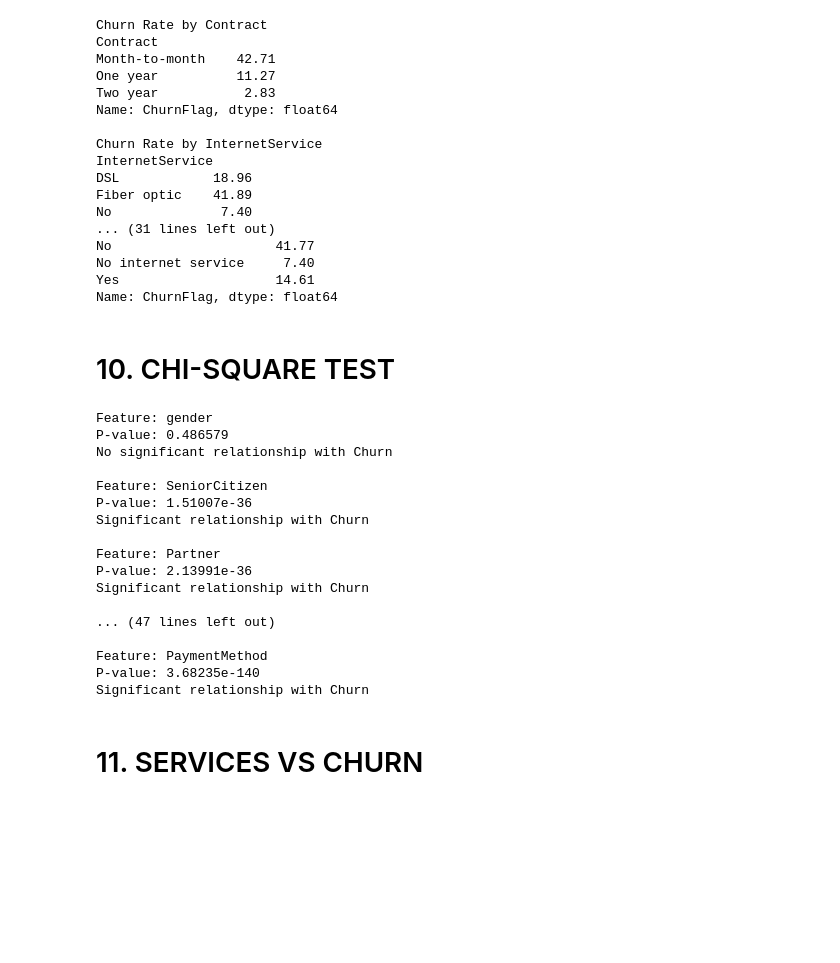
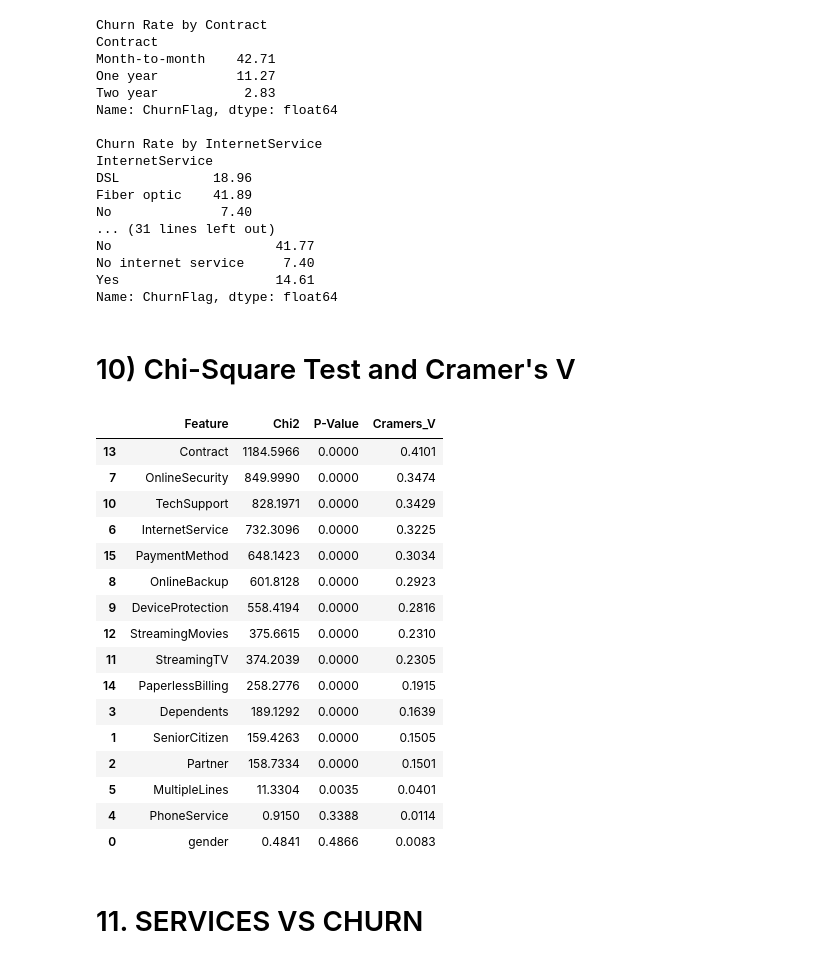
Before and after one commit to ABHINDEV01/ChurnShield-AI, a Jupyter notebook: note book/EDA.ipynb, the cells around one changed output. Saved outputs shown, nothing was run; the diff lists cells and outputs as text; code cells hidden in the pictures; blank space fills up the shorter version.

```diff
--- a/note book/EDA.ipynb
+++ b/note book/EDA.ipynb
@@ -385,40 +453,44 @@ No internet service     7.40
 Yes                    14.61
 Name: ChurnFlag, dtype: float64
 # %% [markdown]
-# 10. CHI-SQUARE TEST
+# 10) Chi-Square Test and Cramer's V
-# %%
-from scipy.stats import chi2_contingency
-for col in cat_cols:
-
-    table = pd.crosstab(df[col], df["Churn"])
-
-    chi2, p_value, dof, expected = chi2_contingency(table)
-
-    print("\nFeature:", col)
-    print("P-value:", f"{p_value:.6g}")
-
-    if p_value < 0.05:
-        print("Significant relationship with Churn")
-    else:
-        print("No significant relationship with Churn")
-# %% [output]
-Feature: gender
-P-value: 0.486579
-No significant relationship with Churn
-
-Feature: SeniorCitizen
-P-value: 1.51007e-36
-Significant relationship with Churn
-
-Feature: Partner
-P-value: 2.13991e-36
-Significant relationship with Churn
-
-... (47 lines left out)
-
-Feature: PaymentMethod
-P-value: 3.68235e-140
-Significant relationship with Churn
+# %%
+# Chi-Square Test and Cramer's V
+
+chi_results = []
+for col in cat_cols:
+
+    table = pd.crosstab(df[col], df["Churn"])
+    chi2, p_value, dof, expected = chi2_contingency(table)
+    n = table.to_numpy().sum()
+    r, k = table.shape
+
+    cramers_v = np.sqrt(chi2 / (n * min(r - 1, k - 1)))
+    chi_results.append({"Feature": col,"Chi2": chi2,"P-Value": p_value,"Cramers_V": cramers_v})
+# Convert results into DataFrame
+chi_results_df = pd.DataFrame(chi_results)
+# Sort by effect size
+chi_results_df = chi_results_df.sort_values(by="Cramers_V",ascending=False)
+
+display(chi_results_df.round(4))
+# %% [output]
+|  | Feature | Chi2 | P-Value | Cramers_V |
+| 13 | Contract | 1184.5966 | 0.0000 | 0.4101 |
+| 7 | OnlineSecurity | 849.9990 | 0.0000 | 0.3474 |
+| 10 | TechSupport | 828.1971 | 0.0000 | 0.3429 |
+| 6 | InternetService | 732.3096 | 0.0000 | 0.3225 |
+| 15 | PaymentMethod | 648.1423 | 0.0000 | 0.3034 |
+| 8 | OnlineBackup | 601.8128 | 0.0000 | 0.2923 |
+| 9 | DeviceProtection | 558.4194 | 0.0000 | 0.2816 |
+| 12 | StreamingMovies | 375.6615 | 0.0000 | 0.2310 |
+| 11 | StreamingTV | 374.2039 | 0.0000 | 0.2305 |
+| 14 | PaperlessBilling | 258.2776 | 0.0000 | 0.1915 |
+| 3 | Dependents | 189.1292 | 0.0000 | 0.1639 |
+| 1 | SeniorCitizen | 159.4263 | 0.0000 | 0.1505 |
+| 2 | Partner | 158.7334 | 0.0000 | 0.1501 |
+| 5 | MultipleLines | 11.3304 | 0.0035 | 0.0401 |
+| 4 | PhoneService | 0.9150 | 0.3388 | 0.0114 |
+| 0 | gender | 0.4841 | 0.4866 | 0.0083 |
 # %% [markdown]
 # 11. SERVICES VS CHURN
 # %%
```
Also changed, not shown: parts of 12 cells of this notebook.
